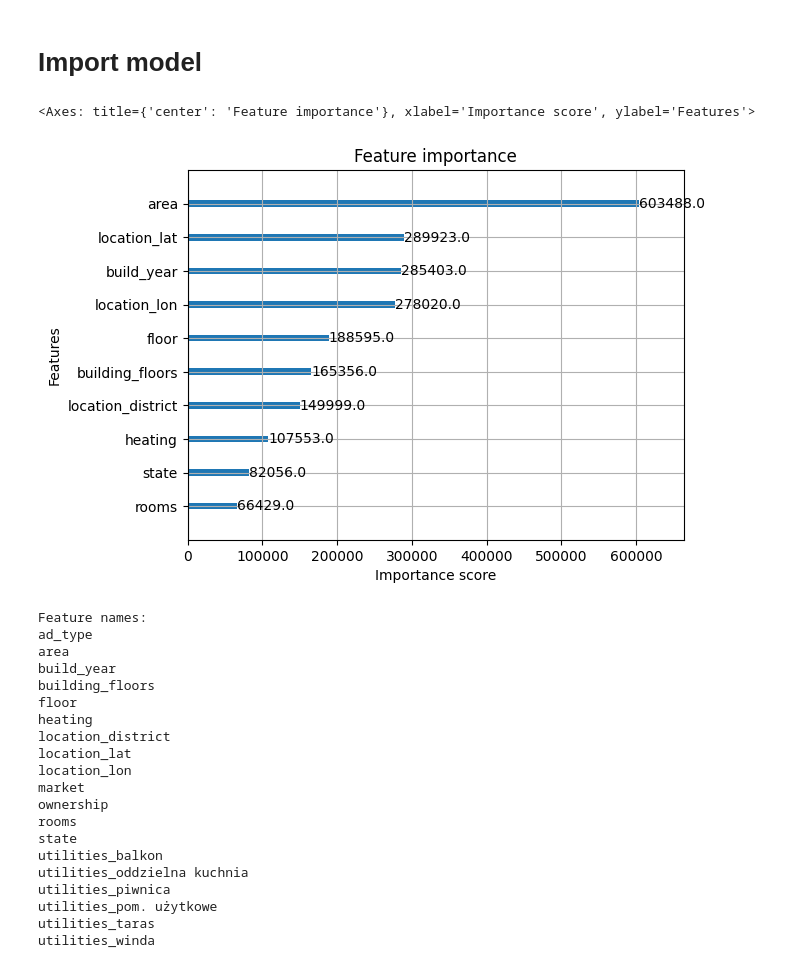
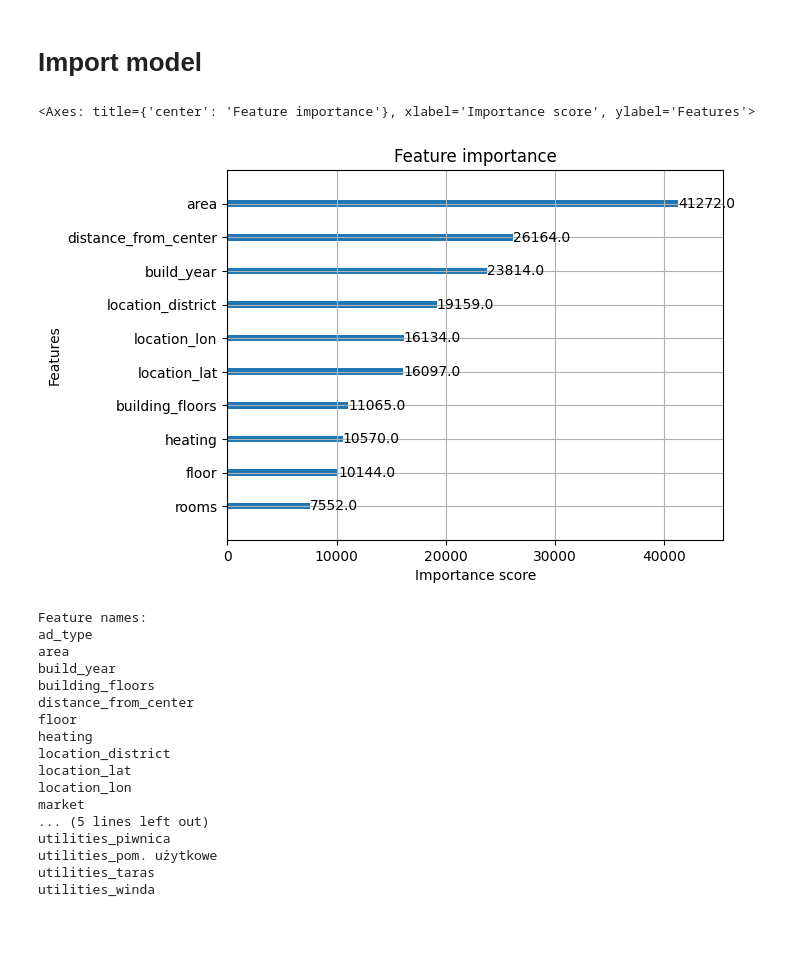
Before and after one commit to plpabla/krk_prices, a Jupyter notebook: model/src/check_model.ipynb, the cells around one changed output. Drawn from its saved outputs; the diff is of its cells as text; code cells hidden in the pictures; blank space fills up the shorter version.

Commit message:
Train_model change

```diff
--- a/model/src/check_model.ipynb
+++ b/model/src/check_model.ipynb
@@ -3,14 +3,14 @@
 # %%
 import xgboost as xgb
 from xgboost import XGBRegressor
 import pickle
-filename = "../out/xgboost_model.pkl"
+filename = "../out/krakow_model.pkl"
 
 xgb_reg: XGBRegressor = pickle.load(open(filename, 'rb'))
 xgb.plot_importance(xgb_reg, importance_type='weight', max_num_features=10)
 # %% [output]
 <Axes: title={'center': 'Feature importance'}, xlabel='Importance score', ylabel='Features'>
-[figure, old version]
+[figure, new version]
 # %%
 feature_names = xgb_reg.get_booster().feature_names
 print("Feature names:")
@@ -22,17 +22,14 @@ ad_type
 area
 build_year
 building_floors
+distance_from_center
 floor
 heating
 location_district
 location_lat
 location_lon
 market
-ownership
-rooms
-state
-utilities_balkon
-utilities_oddzielna kuchnia
+... (5 lines left out)
 utilities_piwnica
 utilities_pom. użytkowe
 utilities_taras
```
Also changed, not shown: parts of 1 cell of this notebook, 2 other files.
